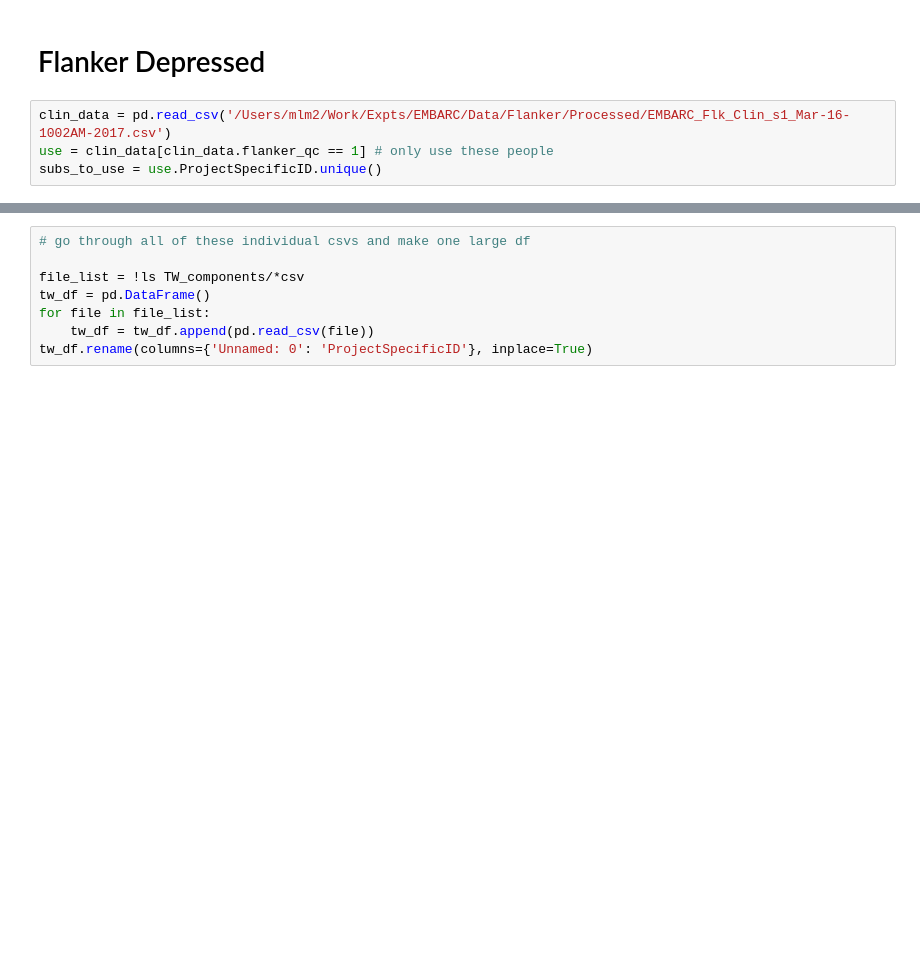
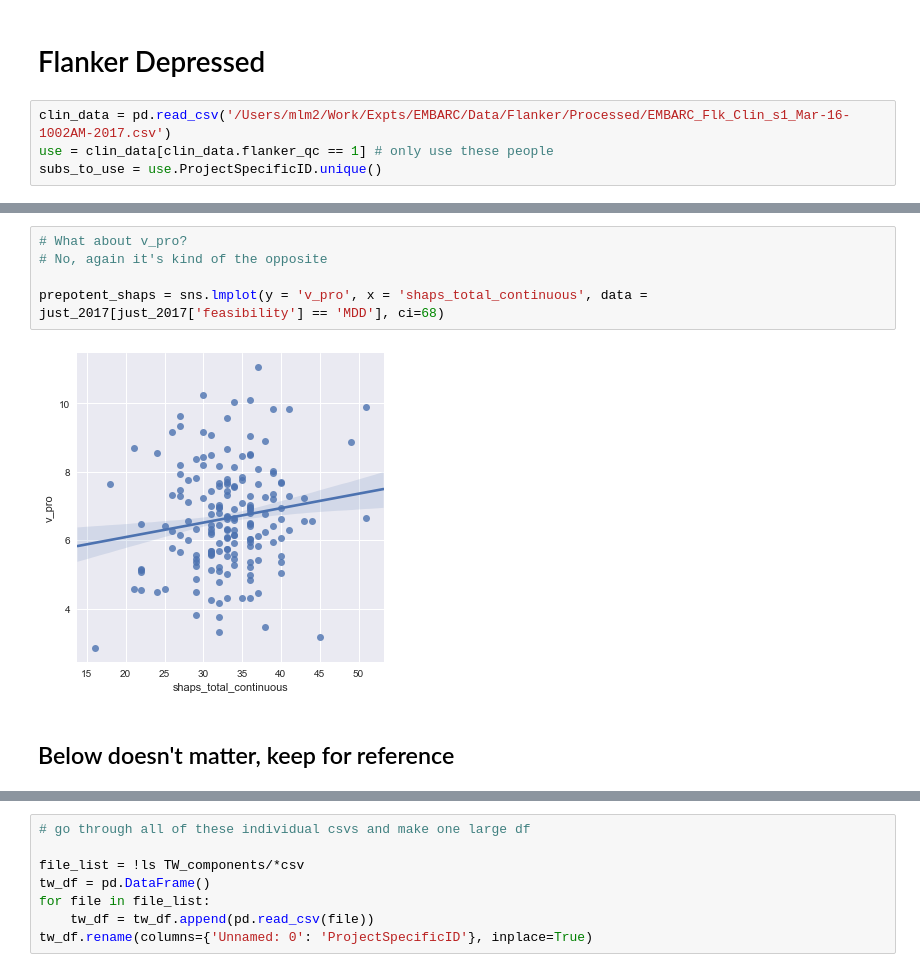
Before and after one commit to vlawlor/EMBARC-Flanker, a Jupyter notebook: run_depressed_2017_Parallel.ipynb, the cells around one changed output, grey strips where cells are left out. Saved outputs shown, nothing was run; the diff lists cells and outputs as text; blank space fills up the shorter version.

```diff
--- a/run_depressed_2017_Parallel.ipynb
+++ b/run_depressed_2017_Parallel.ipynb
@@ -137,0 +175,9 @@ data.ix[data.cond == 'cong', 'rt'].hist(bins=200, histtype='step', range=(-1, 1)
+# %%
+# What about v_pro?
+# No, again it's kind of the opposite
+
+prepotent_shaps = sns.lmplot(y = 'v_pro', x = 'shaps_total_continuous', data = just_2017[just_2017['feasibility'] == 'MDD'], ci=68)
+# %% [output]
+[figure, added]
+# %% [markdown]
+## Below doesn't matter, keep for reference
```
Also changed, not shown: parts of 29 cells of this notebook.
